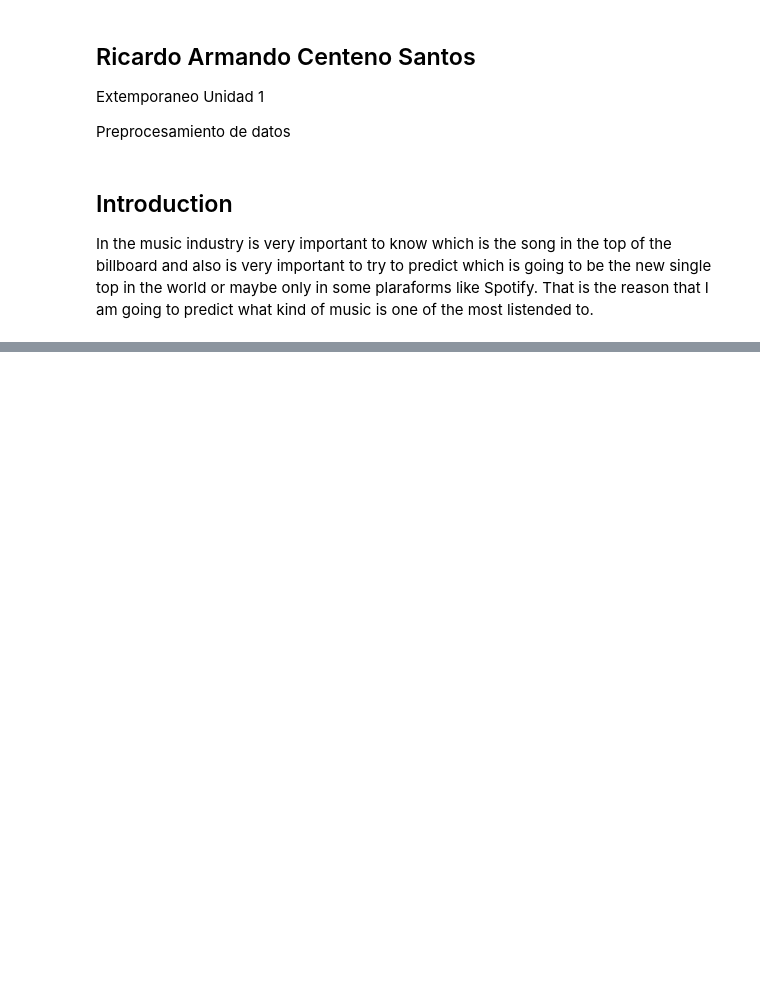
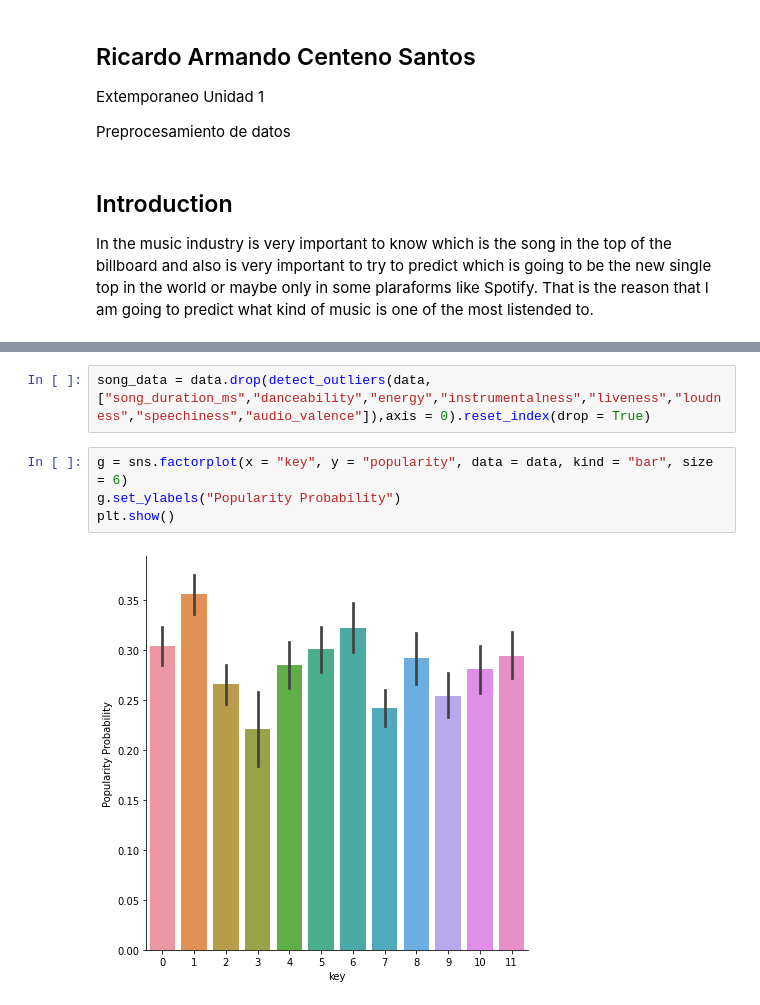
Before and after one commit to ricardocenteno18/mayraextempo-, a Jupyter notebook: ExtempoRicardoCenteno.ipynb, the cells around one changed output, grey strips where cells are left out. Saved outputs shown, nothing was run; the diff lists cells and outputs as text; blank space fills up the shorter version.

```diff
--- a/ExtempoRicardoCenteno.ipynb
+++ b/ExtempoRicardoCenteno.ipynb
@@ -64,0 +221,8 @@ data.shape
+# %%
+song_data = data.drop(detect_outliers(data,["song_duration_ms","danceability","energy","instrumentalness","liveness","loudness","speechiness","audio_valence"]),axis = 0).reset_index(drop = True)
+# %%
+g = sns.factorplot(x = "key", y = "popularity", data = data, kind = "bar", size = 6)
+g.set_ylabels("Popularity Probability")
+plt.show()
+# %% [output]
+[figure, added]
```
Also changed, not shown: parts of 38 cells of this notebook.
